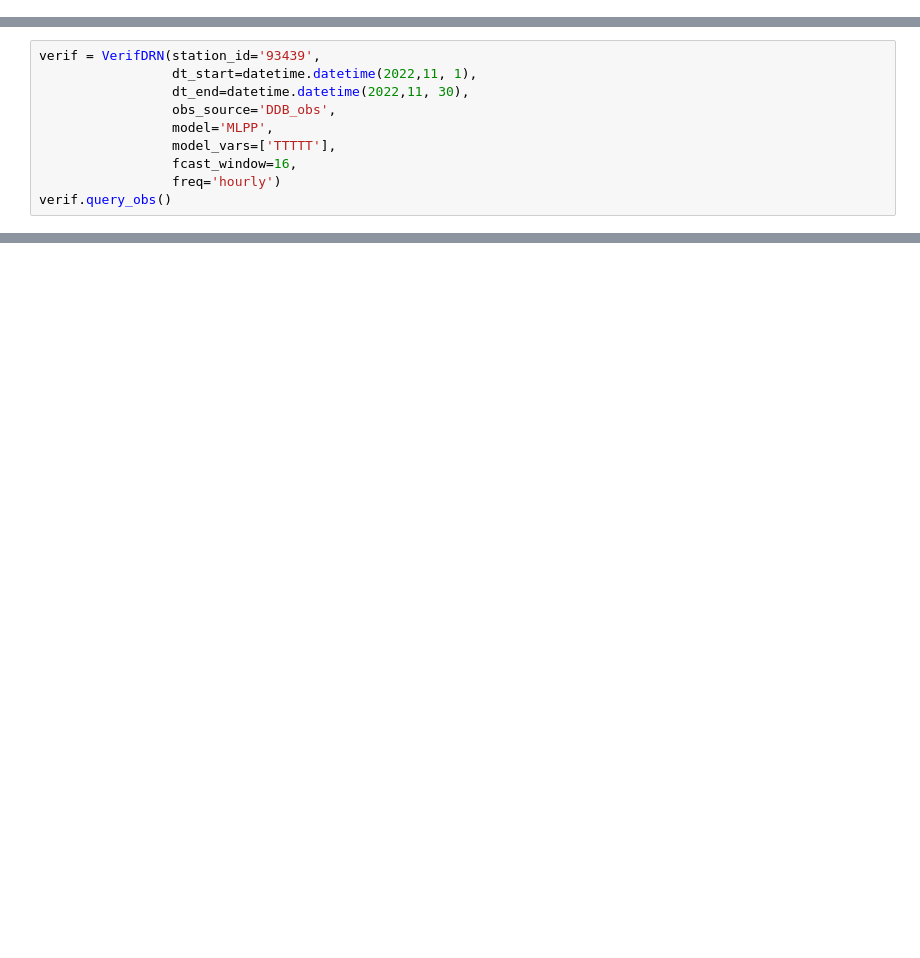
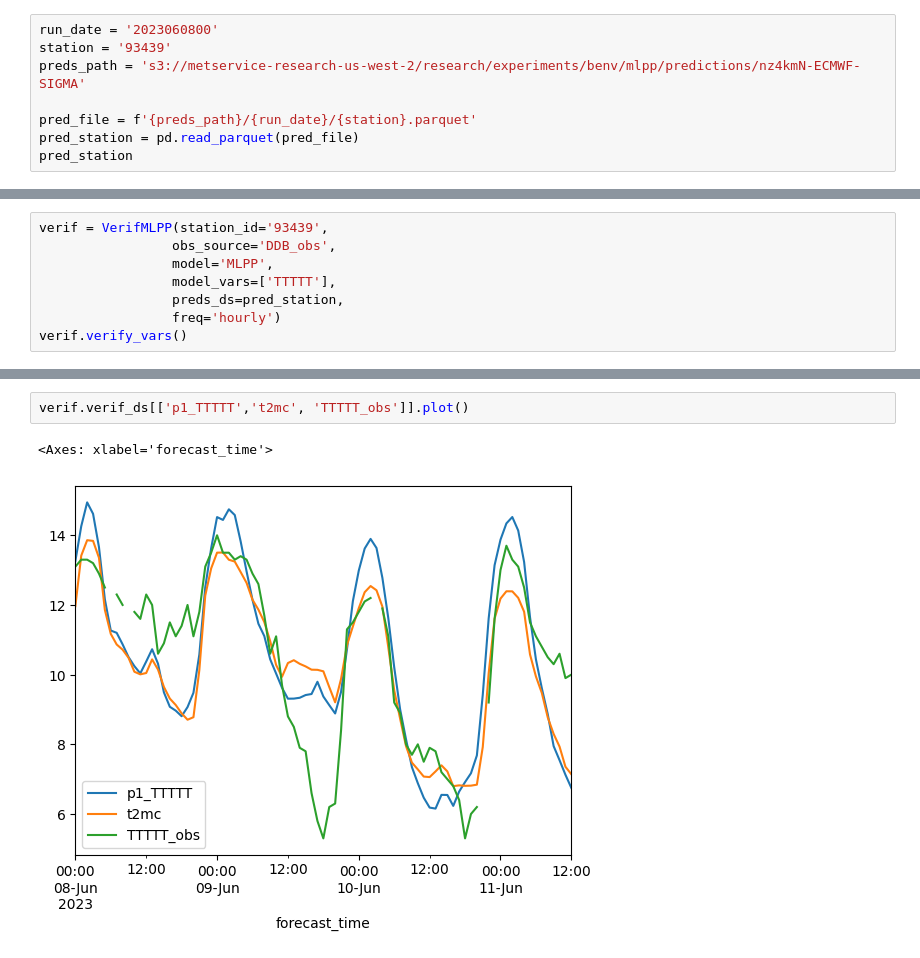
Before and after one commit to MetServiceDev/verif-data, a Jupyter notebook: example/DRN_verif.ipynb, the cells around one changed output, grey strips where cells are left out. Saved outputs shown, nothing was run; the diff lists cells and outputs as text; blank space fills up the shorter version.

```diff
--- a/example/DRN_verif.ipynb
+++ b/example/DRN_verif.ipynb
@@ -161,0 +31,8 @@ class VerifDRN(VerifModelStation):
+# %%
+run_date = '2023060800'
+station = '93439'
+preds_path = 's3://metservice-research-us-west-2/research/experiments/benv/mlpp/predictions/nz4kmN-ECMWF-SIGMA'
+
+pred_file = f'{preds_path}/{run_date}/{station}.parquet'
+pred_station = pd.read_parquet(pred_file)
+pred_station
@@ -162,11 +53,9 @@ class VerifDRN(VerifModelStation):
 # %%
-verif = VerifDRN(station_id='93439',
-                 dt_start=datetime.datetime(2022,11, 1),
-                 dt_end=datetime.datetime(2022,11, 30),
+verif = VerifMLPP(station_id='93439',
                  obs_source='DDB_obs',
                  model='MLPP',
                  model_vars=['TTTTT'],
-                 fcast_window=16,
+                 preds_ds=pred_station,
                  freq='hourly')
-verif.query_obs()
+verif.verify_vars()
 # %% [output]
@@ -178,0 +76,5 @@ Data variables:
+# %%
+verif.verif_ds[['p1_TTTTT','t2mc', 'TTTTT_obs']].plot()
+# %% [output]
+<Axes: xlabel='forecast_time'>
+[figure, added]
```
Also changed, not shown: parts of 7 cells of this notebook, 2 other files.
